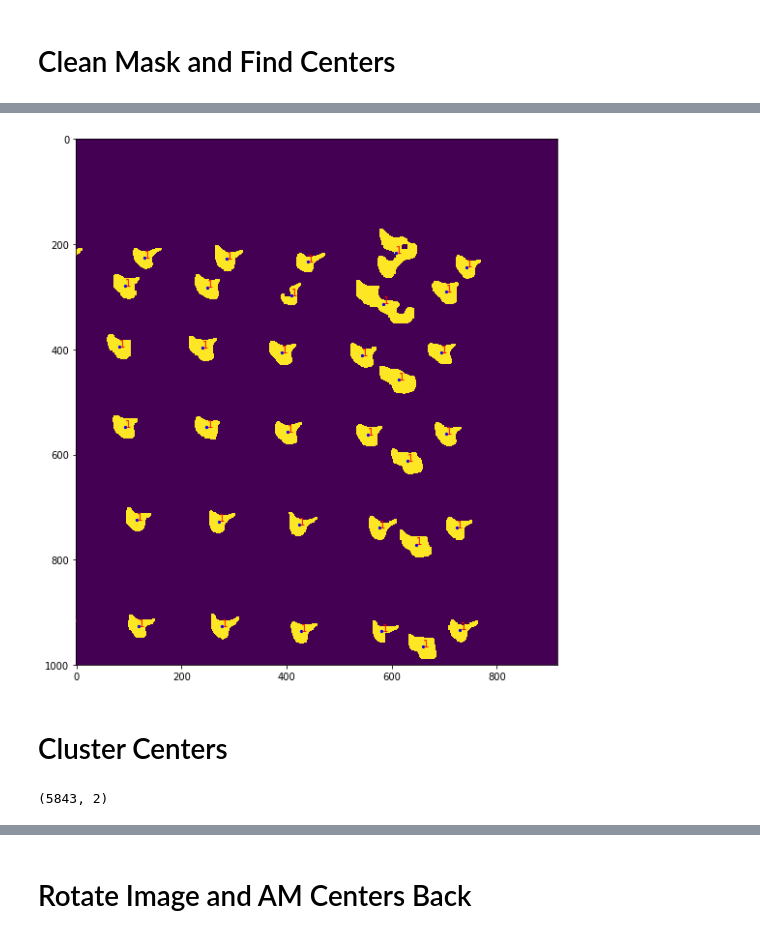
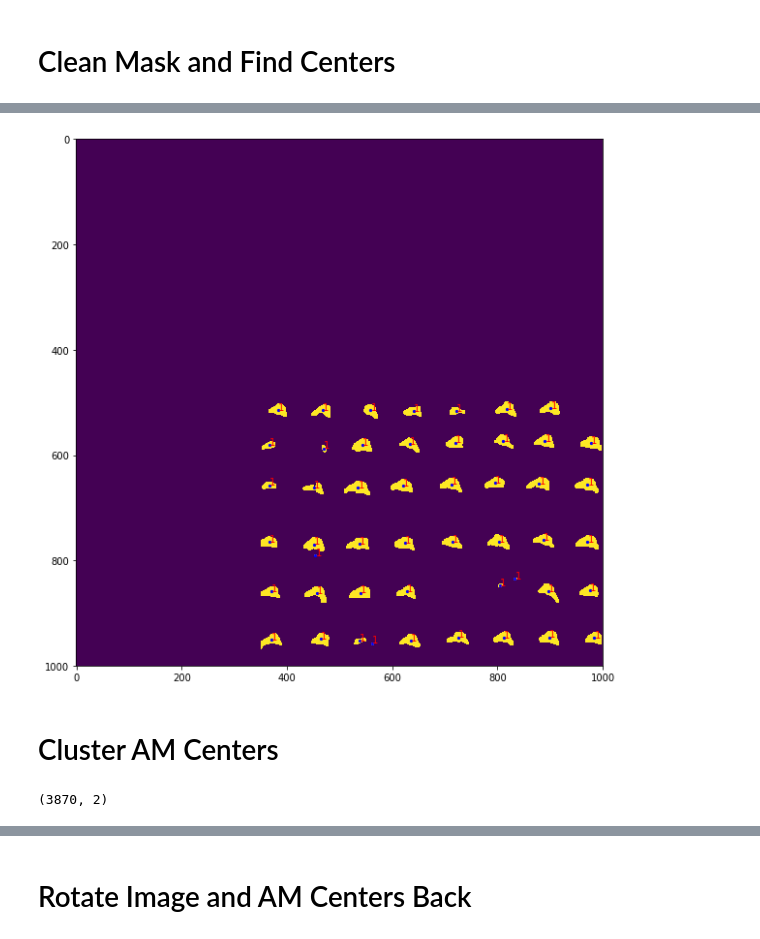
Before and after one commit to intsco/am-segmentation, a Jupyter notebook: am-registration.ipynb, the cells around one changed output, grey strips where cells are left out. Drawn from its saved outputs; the diff is of its cells as text; code cells hidden in the pictures.

```diff
--- a/am-registration.ipynb
+++ b/am-registration.ipynb
@@ -35,3 +31,8 @@ mask_path = Path('data/AMs_6Aug2019/pseudo_tiles_stitched/7-real_well-2-F/mask.t
+# %%
+data_path = Path('data/inference/DHB_ds_2')
+group = '5r'
+source_path = Path(data_path / 'source_tiles_stitched' / group / 'source.tiff')
+mask_path = Path(data_path / 'source_tiles_stitched' / group / 'mask.tiff')
 # %%
 source = cv2.imread(str(source_path), cv2.IMREAD_GRAYSCALE)
 source.shape
@@ -57,7 +58,7 @@ min_max(image)
 # %% [output]
 (0, 255)
 # %%
-row_offset, col_offset, patch_size = 0, 14500, 1000
+row_offset, col_offset, patch_size = 6500, 4000, 1000
 cut = partial(cut_patch, y_offset=row_offset, x_offset=col_offset, patch=patch_size)
 # %% [markdown]
 # Rotate Mask
@@ -69,4 +70,5 @@ acq_grid_shape[target_axis]
 # %%
-best_angle = optimal_mask_rotation(image, target_axis, angle_range=2, angle_step=0.1)
+# best_angle = optimal_mask_rotation(image, target_axis, angle_range=2, angle_step=0.1)
+best_angle = 0.800
 best_angle
 # %% [output]
@@ -95,0 +94,3 @@ len(am_centers)
+# %%
+image = remove_noisy_marks(image)
+plot_image(cut(image))
@@ -96,17 +120,14 @@ len(am_centers)
 # %%
-# shifted_centers, shifted_indices = \
-#     shift_center_coords(am_centers, np.ones(am_centers.shape[0], dtype=int),
-#                         row_offset, col_offset, patch_size)
 labels = np.ones(am_centers.shape[0], dtype=int)
-plot_am_labels(cut(image), am_centers, labels, row_offset, col_offset, patch_size)
+plot_am_labels(image, am_centers, labels, row_offset, col_offset, patch_size)
 # %% [output]
-[figure, old version]
+[figure, new version]
 # %% [markdown]
-# Cluster Centers
+# Cluster AM Centers
 # %%
 am_centers.shape
 # %% [output]
-(5843, 2)
+(3870, 2)
 # %%
 target_axis = 0  # target axis: (1 = columns = X-axis, 0 = rows = Y-axis)
 acq_grid_shape[target_axis]
```
Also changed, not shown: parts of 44 cells of this notebook.
